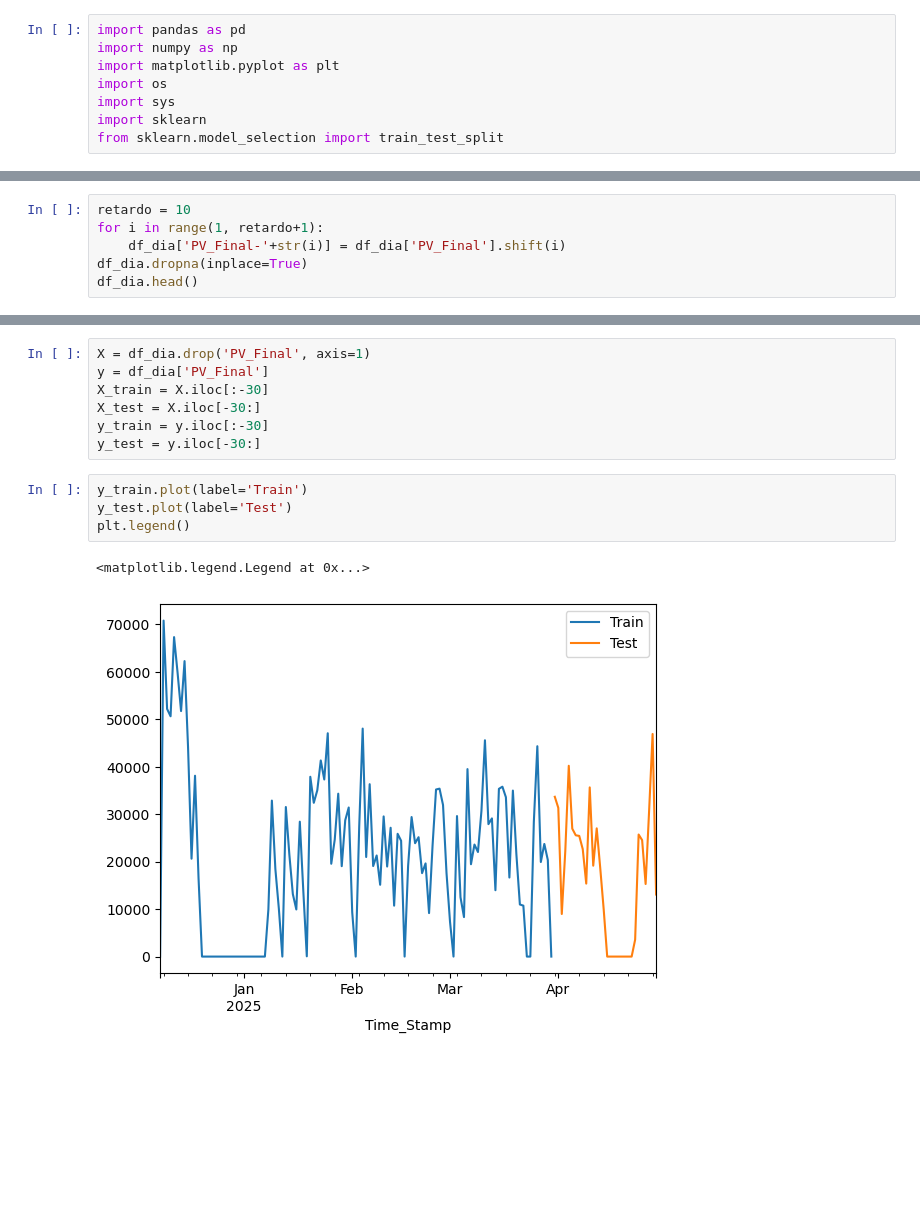
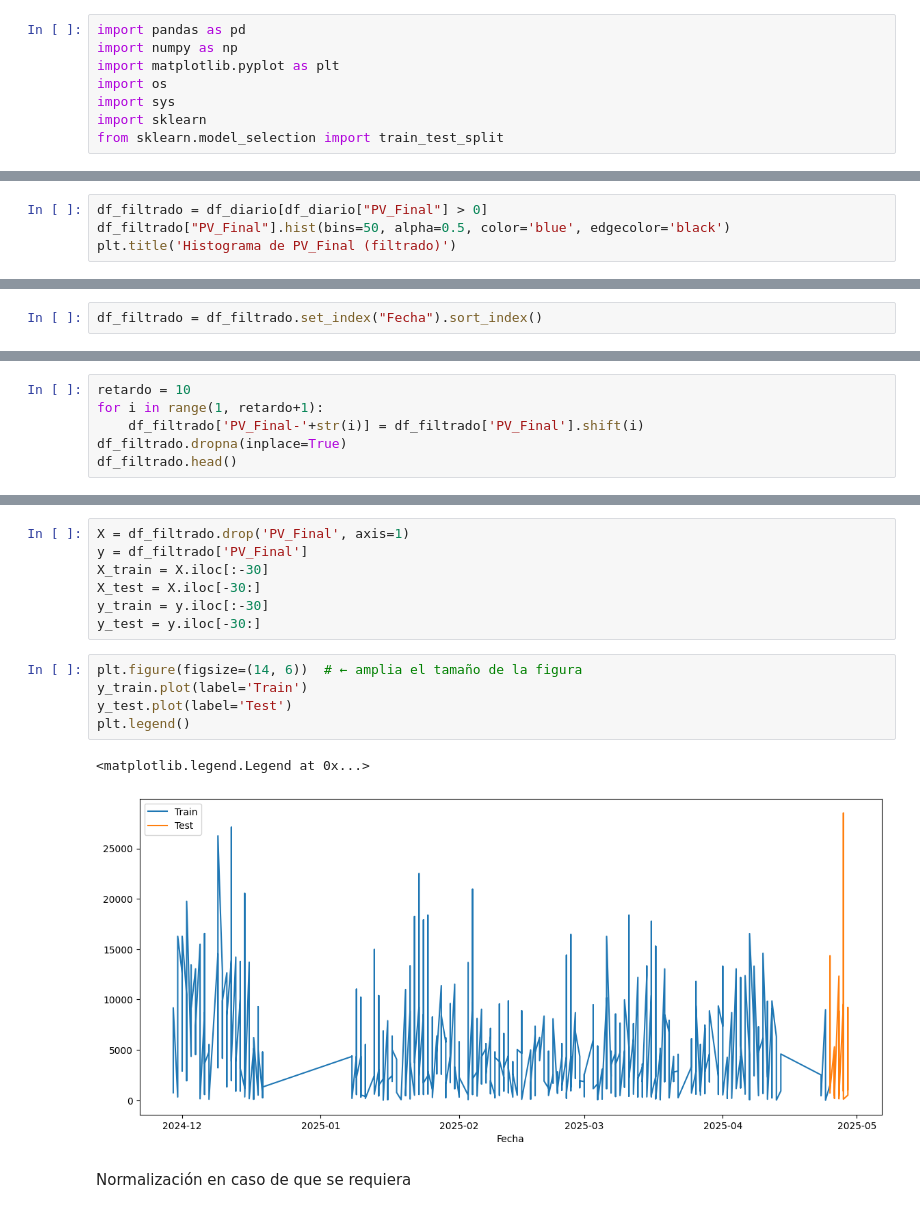
Before and after one commit to velasquezjeisson/udem, a Jupyter notebook: Proyecto 2/Proyecto2.ipynb, the cells around one changed output, grey strips where cells are left out. Drawn from its saved outputs; the diff is of its cells as text; blank space fills up the shorter version.

```diff
--- a/Proyecto 2/Proyecto2.ipynb
+++ b/Proyecto 2/Proyecto2.ipynb
@@ -76,0 +89,4 @@ dtype: int64
+# %%
+df_filtrado = df_diario[df_diario["PV_Final"] > 0]
+df_filtrado["PV_Final"].hist(bins=50, alpha=0.5, color='blue', edgecolor='black')
+plt.title('Histograma de PV_Final (filtrado)')
@@ -76,0 +96,2 @@ dtype: int64
+# %%
+df_filtrado = df_filtrado.set_index("Fecha").sort_index()
@@ -77,7 +108,7 @@ dtype: int64
 # %%
 retardo = 10
 for i in range(1, retardo+1):
-    df_dia['PV_Final-'+str(i)] = df_dia['PV_Final'].shift(i)
-df_dia.dropna(inplace=True)
-df_dia.head()
+    df_filtrado['PV_Final-'+str(i)] = df_filtrado['PV_Final'].shift(i)
+df_filtrado.dropna(inplace=True)
+df_filtrado.head()
 # %% [output]
@@ -104,14 +122,17 @@ df_dia.head()
 # %%
-X = df_dia.drop('PV_Final', axis=1)
-y = df_dia['PV_Final']
+X = df_filtrado.drop('PV_Final', axis=1)
+y = df_filtrado['PV_Final']
 X_train = X.iloc[:-30]
 X_test = X.iloc[-30:]
 y_train = y.iloc[:-30]
 y_test = y.iloc[-30:]
 # %%
+plt.figure(figsize=(14, 6))  # ← amplia el tamaño de la figura
 y_train.plot(label='Train')
 y_test.plot(label='Test')
 plt.legend()
 # %% [output]
 <matplotlib.legend.Legend at 0x...>
-[figure, old version]
+[figure, new version]
+# %% [markdown]
+Normalización en caso de que se requiera
```
Also changed, not shown: parts of 54 cells of this notebook, 4 other files.
